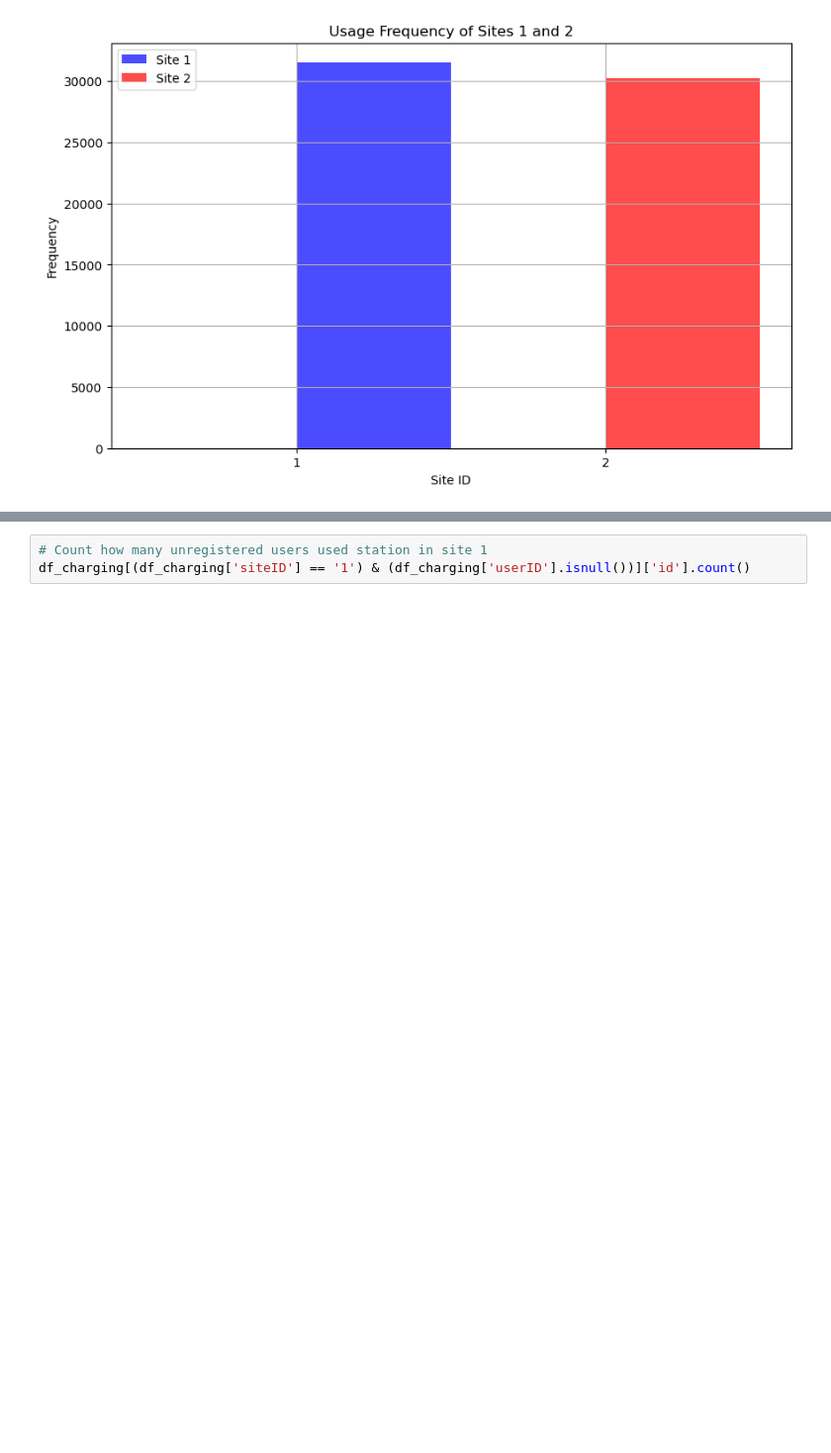
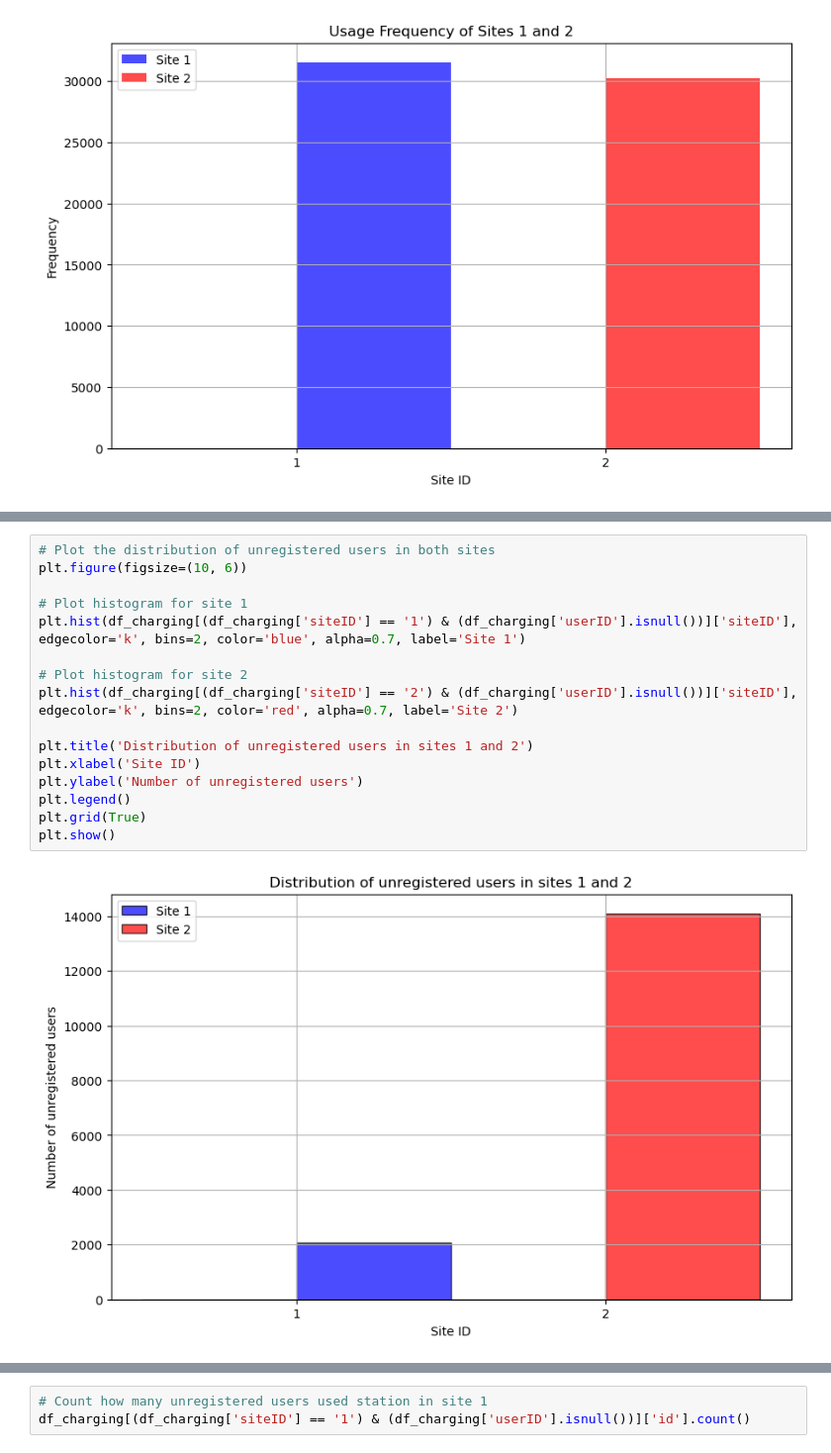
Before and after one commit to S0PEX/AA_Team_9_WS23, a Jupyter notebook: site_characteristics.ipynb, the cells around one changed output, grey strips where cells are left out. Shown at 99% size. Cells and saved outputs as stored; diff of their text form; blank space fills up the shorter version.

```diff
--- a/site_characteristics.ipynb
+++ b/site_characteristics.ipynb
@@ -76,3 +76,21 @@ plt.grid(True)
 plt.show()
 # %% [output]
 [figure]
+# %%
+# Plot the distribution of unregistered users in both sites
+plt.figure(figsize=(10, 6))
+
+# Plot histogram for site 1
+plt.hist(df_charging[(df_charging['siteID'] == '1') & (df_charging['userID'].isnull())]['siteID'], edgecolor='k', bins=2, color='blue', alpha=0.7, label='Site 1')
+
+# Plot histogram for site 2
+plt.hist(df_charging[(df_charging['siteID'] == '2') & (df_charging['userID'].isnull())]['siteID'], edgecolor='k', bins=2, color='red', alpha=0.7, label='Site 2')
+
+plt.title('Distribution of unregistered users in sites 1 and 2')
+plt.xlabel('Site ID')
+plt.ylabel('Number of unregistered users')
+plt.legend()
+plt.grid(True)
+plt.show()
+# %% [output]
+[figure, added]
```
Also changed, not shown: parts of 5 cells of this notebook, 3 other files.
